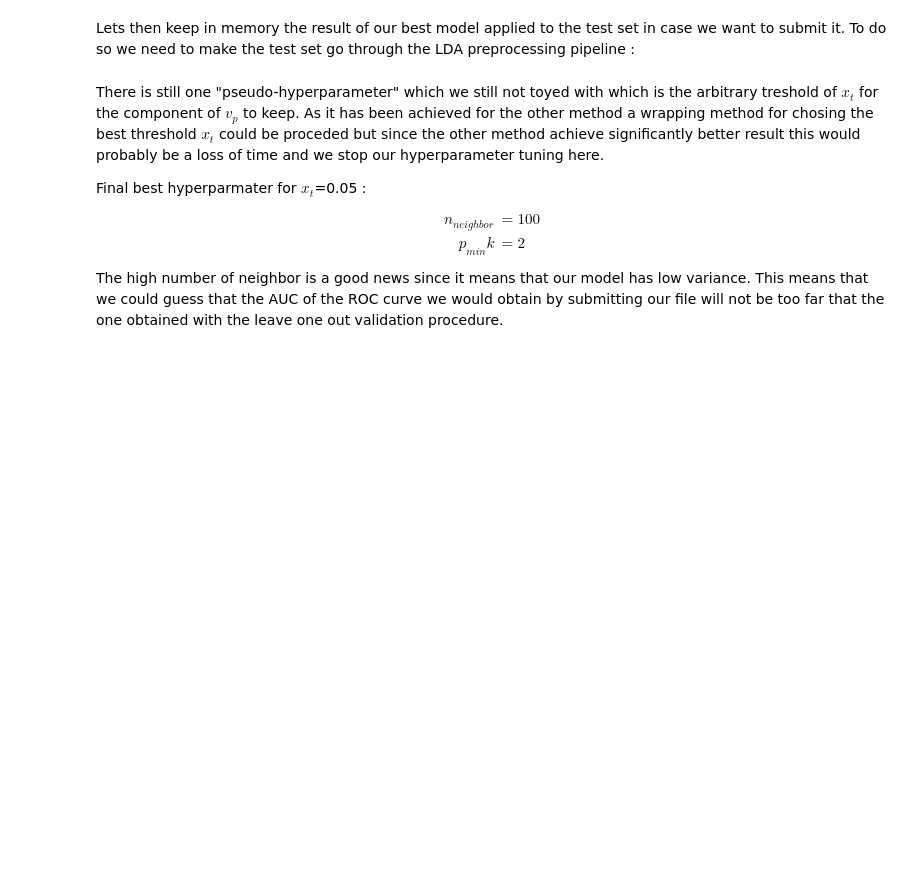
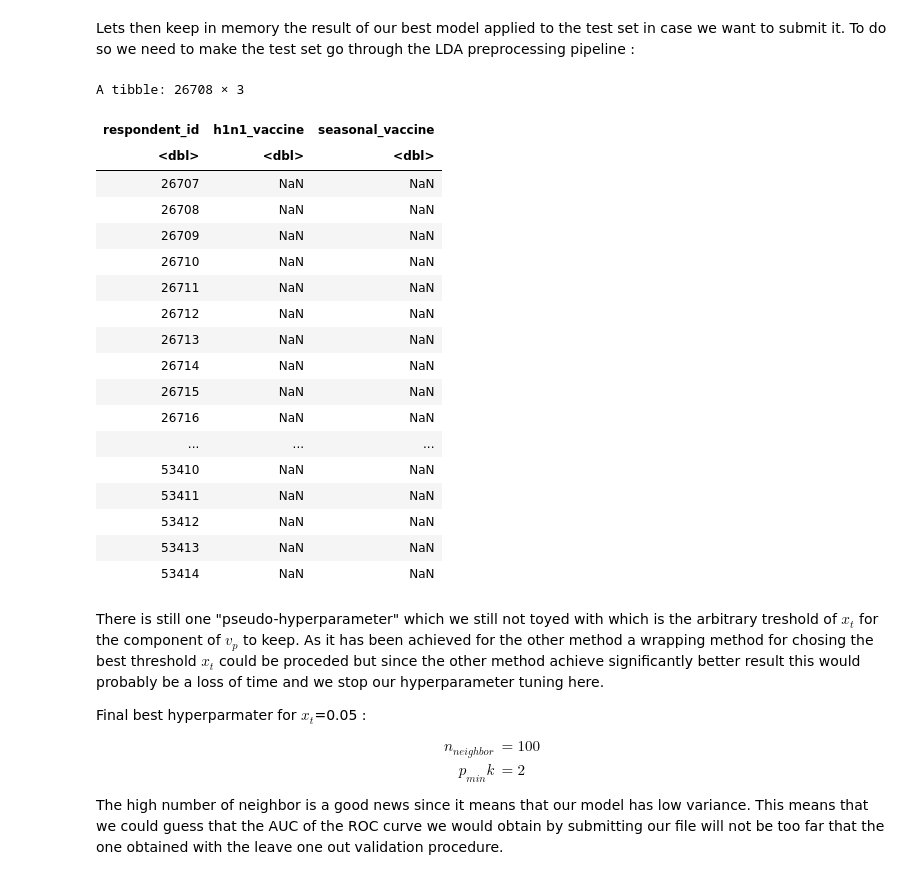
Before and after one commit to jogjini/Predict-H1N1-and-Seasonal-Flu-Vaccines, a Jupyter notebook: ReportTemplate.ipynb, the cells around one changed output. Cells and saved outputs as stored; diff of their text form; code cells hidden in the pictures; blank space fills up the shorter version.

```diff
--- a/ReportTemplate.ipynb
+++ b/ReportTemplate.ipynb
@@ -887,7 +943,7 @@ test_df$age_group = as.numeric(factor(test_df$age_group,levels = c('18 - 34 Year
 test_df$education = as.numeric(factor(test_df$education,levels = c('','< 12 Years', '12 Years', 'Some College','College Graduate'),labels = c(0,1,2,3,4)))
 
 test_dummy_df<-fastDummies::dummy_cols(test_df,remove_first_dummy = TRUE)
-test_int_df<-dplyr::select(test_dummy_df,!category_list)
+test_int_df<-dplyr::select(test_dummy_df,!all_of(category_list))
 test_df_preprocessed<-data.frame(apply(test_int_df,2,replace_na_with_mean_value))
 test_selection_df<-dplyr::select(test_df_preprocessed,-all_of(droped_variable))
 
@@ -908,19 +964,45 @@ test_centered_seasonal=dplyr::select(test_centered_df,all_of(LDA_dummy_feature_s
 
 test_h1n1_matrix=data.matrix(test_centered_h1n1)
 test_seasonal_matrix=data.matrix(test_centered_seasonal)
+test_h1n1_matrix
+test_seasonal_matrix
 # %%
 #Write the best model for submitting
 #Select only the relevant feature from LDA.
 h1n1_centered=dplyr::select(h1n1_centered,all_of(LDA_dummy_feature_h1n1))
 seasonal_centered=dplyr::select(seasonal_centered,all_of(LDA_dummy_feature_seasonal))
 
-
+h1n1_matrix=data.matrix(h1n1_centered)
+seasonal_matrix=data.matrix(seasonal_centered)
 #Put the data in matricial form for commodity.
-h1n1_best=knn_proba(test_h1n1_matrix,h1n1_matrix,n_best,p_best,'h1n1_vaccine',training_label)
-seasonal_best=knn_proba(test_seasonal_matrix,seasonal_matrix,n_best,p_best,'seasonal_vaccine',training_label)
+h1n1_best=knn_proba(test_h1n1_matrix,h1n1_matrix,100,2,'h1n1_vaccine',training_label)
+seasonal_best=knn_proba(test_seasonal_matrix,seasonal_matrix,100,2,'seasonal_vaccine',training_label)
 full_matrix=do.call("cbind", list(test_set$respondent_id, h1n1_best,seasonal_best))
-return_frame=tibble('respondent_id'=full_matrix[,1],'h1n1_vaccine'=full_matrix[,2],'seasonal_vaccine'=full_matrix[,3])
-write.csv(return_frame,'knn_best', row.names = FALSE)
+knn_return_frame=tibble('respondent_id'=full_matrix[,1],'h1n1_vaccine'=full_matrix[,2],'seasonal_vaccine'=full_matrix[,3])
+write.csv(knn_return_frame,'knn_best', row.names = FALSE)
+# %%
+
+knn_return_frame
+# %% [output]
+A tibble: 26708 × 3
+| respondent_id | h1n1_vaccine | seasonal_vaccine |
+| <dbl> | <dbl> | <dbl> |
+| 26707 | NaN | NaN |
+| 26708 | NaN | NaN |
+| 26709 | NaN | NaN |
+| 26710 | NaN | NaN |
+| 26711 | NaN | NaN |
+| 26712 | NaN | NaN |
+| 26713 | NaN | NaN |
+| 26714 | NaN | NaN |
+| 26715 | NaN | NaN |
+| 26716 | NaN | NaN |
+| ... | ... | ... |
+| 53410 | NaN | NaN |
+| 53411 | NaN | NaN |
+| 53412 | NaN | NaN |
+| 53413 | NaN | NaN |
+| 53414 | NaN | NaN |
 # %% [markdown]
 There is still one "pseudo-hyperparameter" which we still not toyed with which is the arbitrary treshold of $x_t$ for the component of $v_p$ to keep. As it has been achieved for the other method a wrapping method for chosing the best threshold $x_t$ could be proceded but since the other method achieve significantly better result this would probably be a loss of time and we stop our hyperparameter tuning here.
 
```
Also changed, not shown: parts of 21 cells of this notebook.
